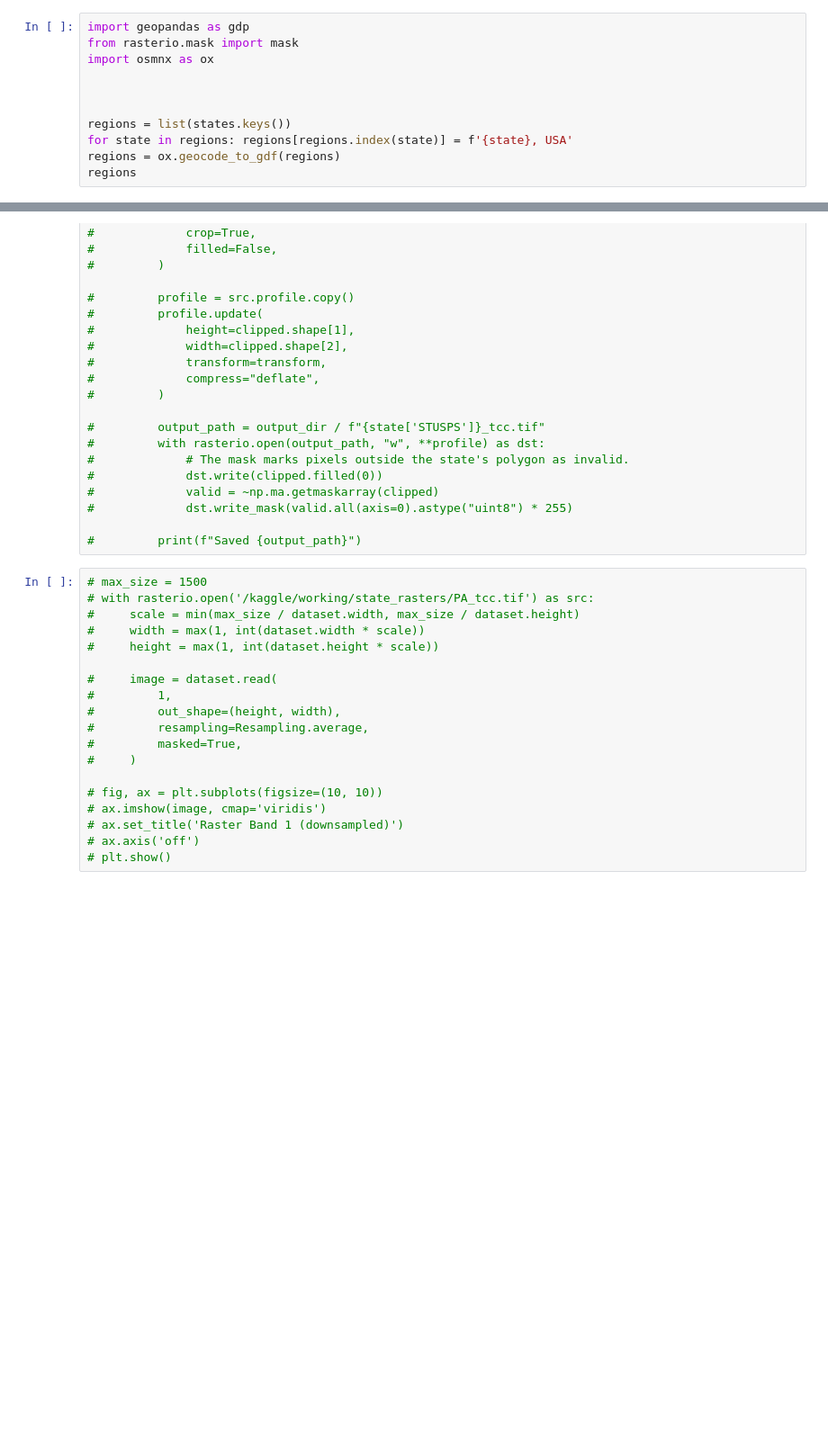
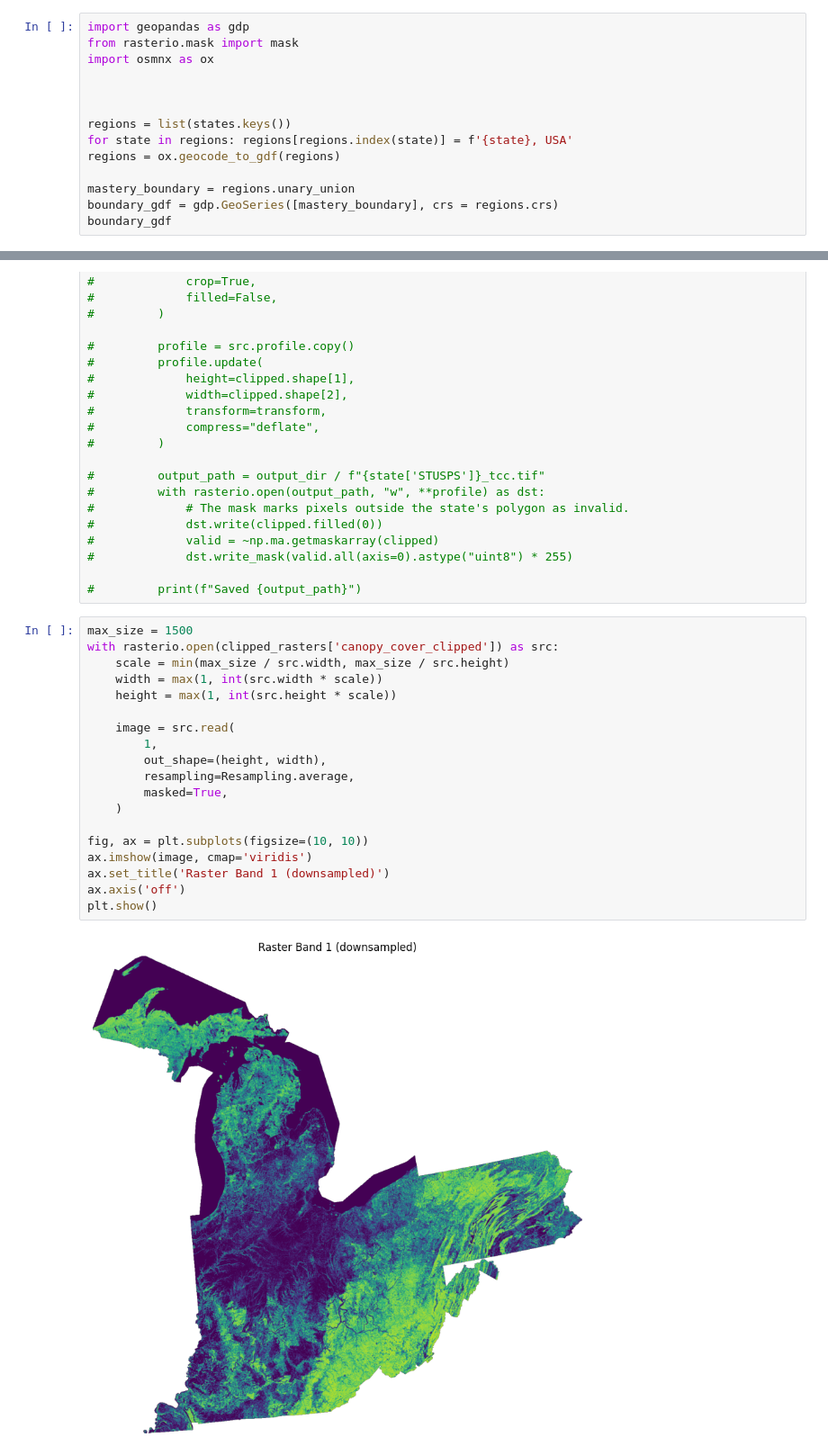
Before and after one commit to MaanavN/Ambystoma-Project, a Jupyter notebook: test.ipynb, the cells around one changed output, grey strips where cells are left out. Shown at 90% size. Cells and saved outputs as stored; diff of their text form; blank space fills up the shorter version.

Commit message:
Added raster clipping

```diff
--- a/test.ipynb
+++ b/test.ipynb
@@ -120,4 +127,7 @@ import osmnx as ox
 regions = list(states.keys())
 for state in regions: regions[regions.index(state)] = f'{state}, USA'
 regions = ox.geocode_to_gdf(regions)
-regions
+
+mastery_boundary = regions.unary_union
+boundary_gdf = gdp.GeoSeries([mastery_boundary], crs = regions.crs)
+boundary_gdf
@@ -175,21 +277,23 @@ regions
 
 #         print(f"Saved {output_path}")
 # %%
-# max_size = 1500
-# with rasterio.open('/kaggle/working/state_rasters/PA_tcc.tif') as src:
-#     scale = min(max_size / dataset.width, max_size / dataset.height)
-#     width = max(1, int(dataset.width * scale))
-#     height = max(1, int(dataset.height * scale))
+max_size = 1500
+with rasterio.open(clipped_rasters['canopy_cover_clipped']) as src:
+    scale = min(max_size / src.width, max_size / src.height)
+    width = max(1, int(src.width * scale))
+    height = max(1, int(src.height * scale))
 
-#     image = dataset.read(
-#         1,
-#         out_shape=(height, width),
-#         resampling=Resampling.average,
-#         masked=True,
-#     )
+    image = src.read(
+        1,
+        out_shape=(height, width),
+        resampling=Resampling.average,
+        masked=True,
+    )
 
-# fig, ax = plt.subplots(figsize=(10, 10))
-# ax.imshow(image, cmap='viridis')
-# ax.set_title('Raster Band 1 (downsampled)')
-# ax.axis('off')
-# plt.show()
+fig, ax = plt.subplots(figsize=(10, 10))
+ax.imshow(image, cmap='viridis')
+ax.set_title('Raster Band 1 (downsampled)')
+ax.axis('off')
+plt.show()
+# %% [output]
+[figure, added]
```
Also changed, not shown: parts of 5 cells of this notebook, 2 other files.
